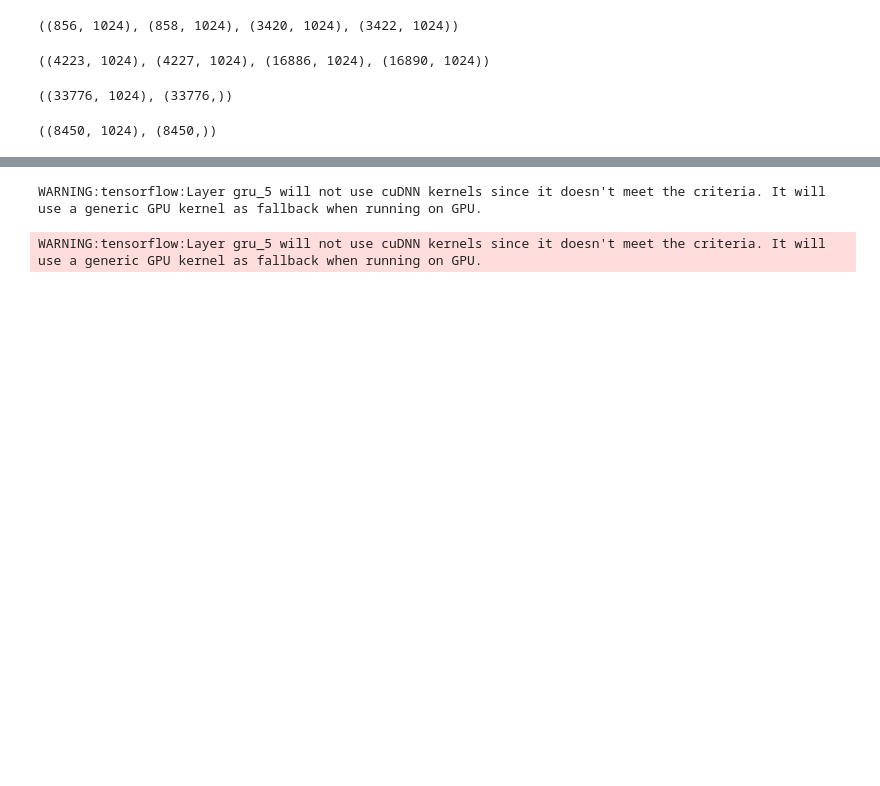
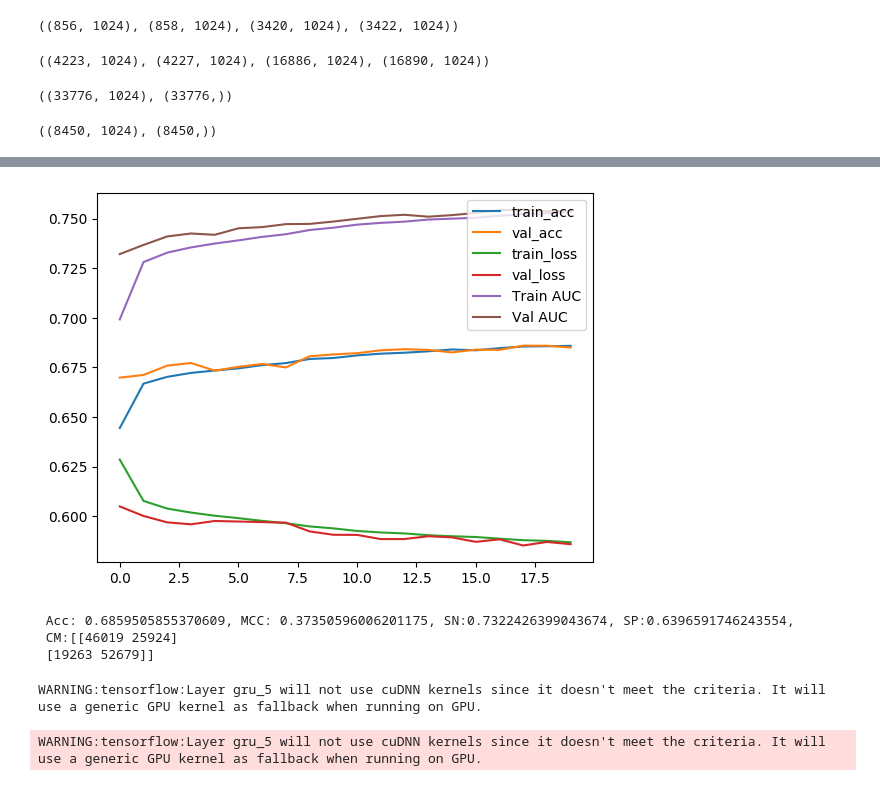
Before and after one commit to anuprulez/transformer_dephosphorylation, a Jupyter notebook: notebooks/train_prot_t5_ffn.ipynb, the cells around one changed output, grey strips where cells are left out. Saved outputs shown, nothing was run; the diff lists cells and outputs as text; code cells hidden in the pictures; blank space fills up the shorter version.

```diff
--- a/notebooks/train_prot_t5_ffn.ipynb
+++ b/notebooks/train_prot_t5_ffn.ipynb
@@ -685,3 +675,26 @@ Epoch 30/30
+# %%
+loaded_model_C = transformer_model()
+loaded_model_C.load_weights("../models/pre_model_C.h5")
+y_pred = loaded_model_C.predict(pre_test_ST_CNN).reshape(pre_test_ST_CNN_labels.shape[0],)
+y_pred = (y_pred > 0.5)
+y_pred = [int(i) for i in y_pred]
+pre_test_ST_labels = np.array(pre_test_ST_CNN_labels)
+y_pred = np.array(y_pred)
+
+cm = confusion_matrix(pre_test_ST_CNN_labels, y_pred)
+mcc = matthews_corrcoef(pre_test_ST_CNN_labels, y_pred)
+acc = accuracy_score(pre_test_ST_CNN_labels, y_pred)
+
+sn = cm[1][1]/(cm[1][1]+cm[1][0])
+sp = cm[0][0]/(cm[0][0]+cm[0][1])
+
+plot(pre_history_C)
+print("\n Acc: %s, MCC: %s, SN:%s, SP:%s, \n CM:%s" %(str(acc), str(mcc), str(sn), str(sp), cm))
+# %% [output]
+[figure, added]
+ Acc: 0.6859505855370609, MCC: 0.37350596006201175, SN:0.7322426399043674, SP:0.6396591746243554,
+ CM:[[46019 25924]
+ [19263 52679]]
 # %%
 ### PRE train GRU model
 '''
```
Also changed, not shown: parts of 22 cells of this notebook, 9 other files.
